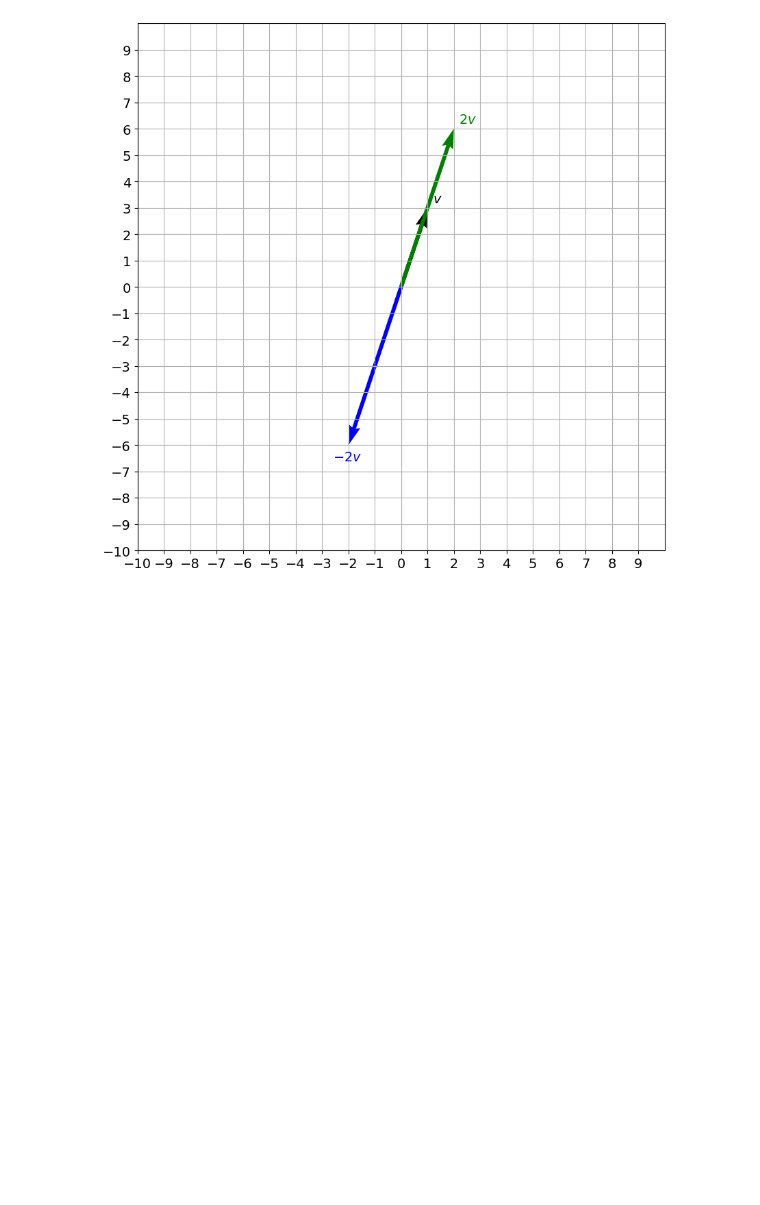
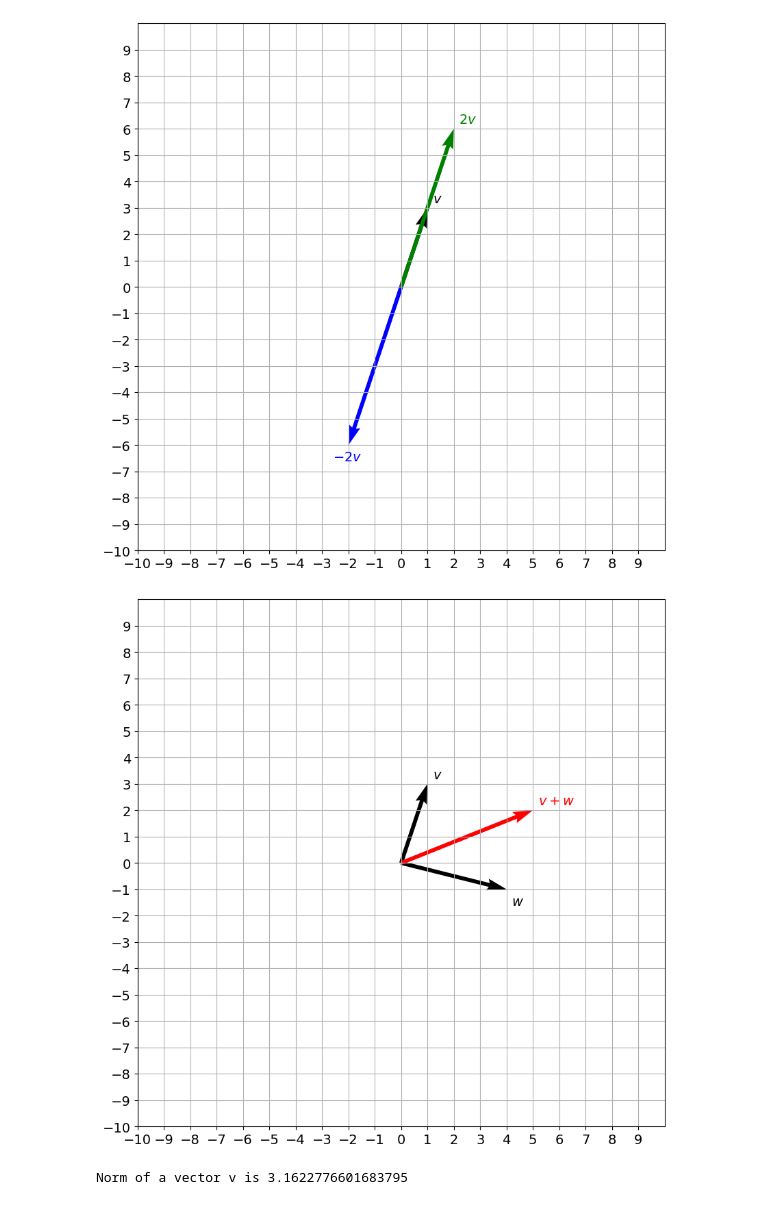
Before and after one commit to anjilab/mathematics-for-ml-datascience, a Jupyter notebook: chapter1-revision/week3/vector_operation.ipynb, the cells around one changed output. Cells and saved outputs as stored; diff of their text form; code cells hidden in the pictures; blank space fills up the shorter version.

Commit message:
- [x] Chapter 1 week 3 lab 2 vector operation

```diff
--- a/chapter1-revision/week3/vector_operation.ipynb
+++ b/chapter1-revision/week3/vector_operation.ipynb
@@ -30,3 +30,15 @@ plot_vectors([v], [f"$v$"], ["black"])
 plot_vectors([v, 2*v, -2*v], [f"$v$", f"$2v$", f"$-2v$"], ["black", "green", "blue"])
 # %% [output]
 [figure]
+# %%
+v = np.array([[1],[3]])
+w = np.array([[4],[-1]])
+
+plot_vectors([v, w, v + w], [f"$v$", f"$w$", f"$v + w$"], ["black", "black", "red"])
+# %% [output]
+[figure, added]
+# %%
+#vector norm
+print("Norm of a vector v is", np.linalg.norm(v))
+# %% [output]
+Norm of a vector v is 3.1622776601683795
```
Also changed, not shown: parts of 2 cells of this notebook.
